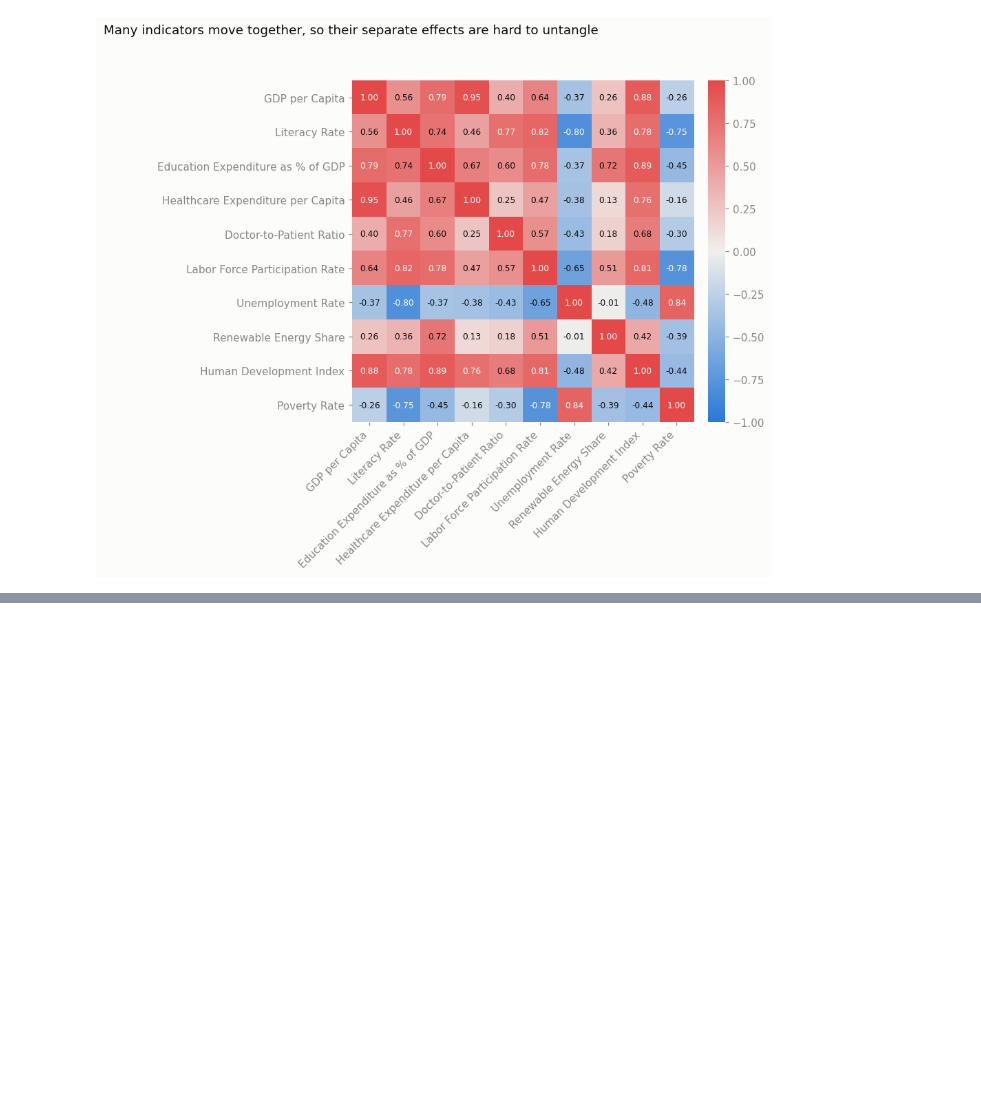
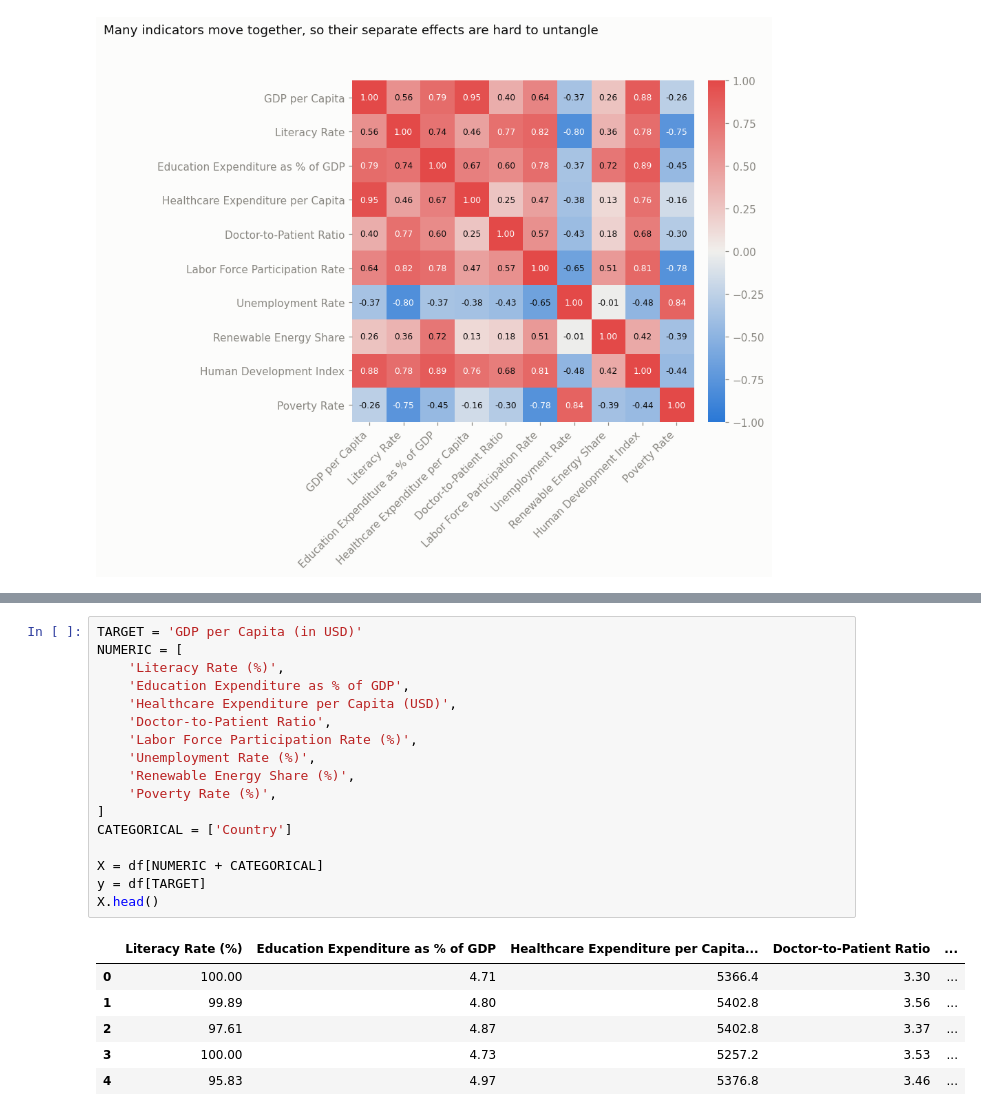
Before and after one commit to aaronawsg/capstone, a Jupyter notebook: Capstone_Economics_Analysis.ipynb, the cells around one changed output, grey strips where cells are left out. Cells and saved outputs as stored; diff of their text form; blank space fills up the shorter version.

```diff
--- a/Capstone_Economics_Analysis.ipynb
+++ b/Capstone_Economics_Analysis.ipynb
@@ -515,0 +469,24 @@ ValueError: could not convert string to float: 'Russia'
+# %%
+TARGET = 'GDP per Capita (in USD)'
+NUMERIC = [
+    'Literacy Rate (%)',
+    'Education Expenditure as % of GDP',
+    'Healthcare Expenditure per Capita (USD)',
+    'Doctor-to-Patient Ratio',
+    'Labor Force Participation Rate (%)',
+    'Unemployment Rate (%)',
+    'Renewable Energy Share (%)',
+    'Poverty Rate (%)',
+]
+CATEGORICAL = ['Country']
+
+X = df[NUMERIC + CATEGORICAL]
+y = df[TARGET]
+X.head()
+# %% [output]
+|  | Literacy Rate (%) | Education Expenditure as % of GDP | Healthcare Expenditure per Capita... | Doctor-to-Patient Ratio | ... |
+| 0 | 100.00 | 4.71 | 5366.4 | 3.30 | ... |
+| 1 | 99.89 | 4.80 | 5402.8 | 3.56 | ... |
+| 2 | 97.61 | 4.87 | 5402.8 | 3.37 | ... |
+| 3 | 100.00 | 4.73 | 5257.2 | 3.53 | ... |
+| 4 | 95.83 | 4.97 | 5376.8 | 3.46 | ... |
```
Also changed, not shown: parts of 18 cells of this notebook.
